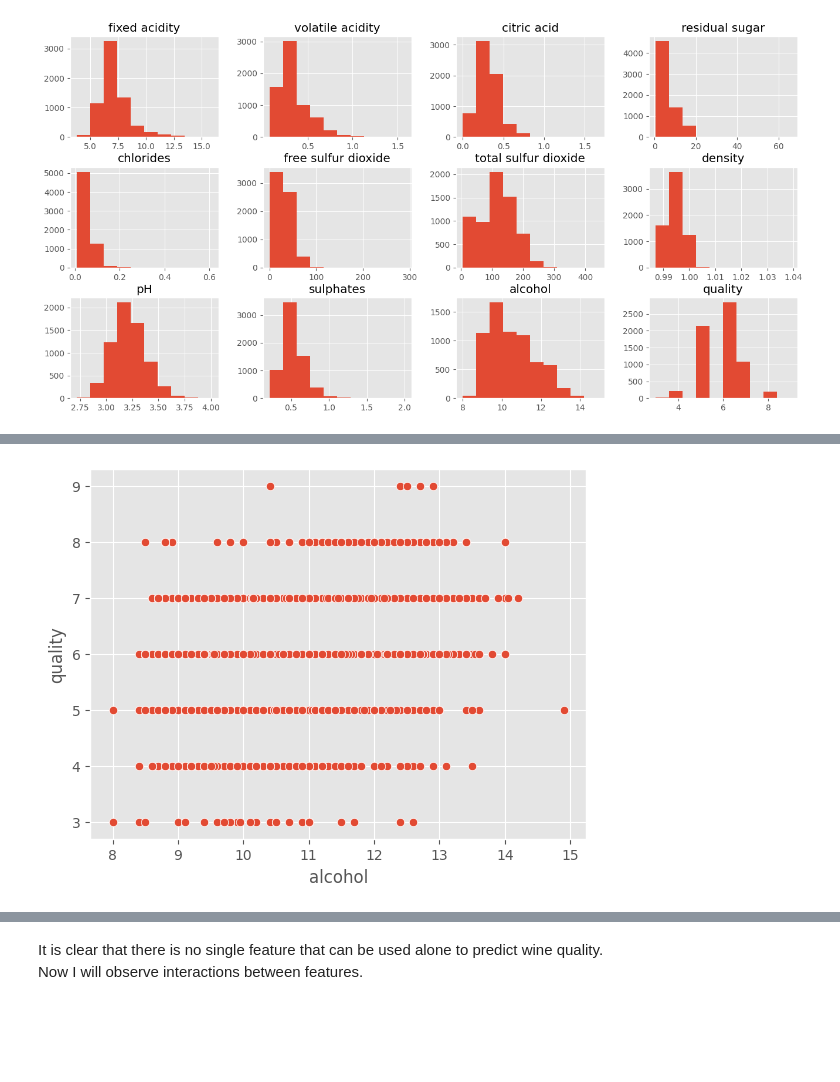
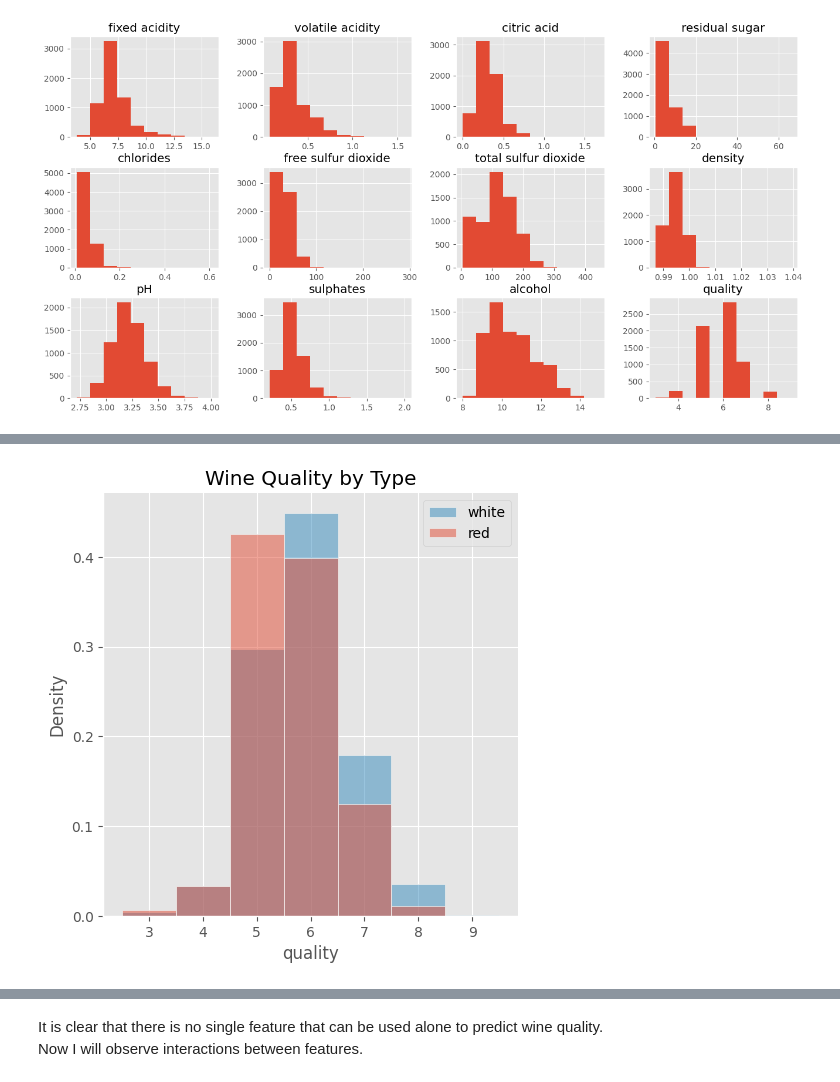
Before and after one commit to lstetson30/Wine_Quality, a Jupyter notebook: Notebooks/data_wrangling_and_EDA.ipynb, the cells around one changed output, grey strips where cells are left out. Saved outputs shown, nothing was run; the diff lists cells and outputs as text; code cells hidden in the pictures; blank space fills up the shorter version.

```diff
--- a/Notebooks/data_wrangling_and_EDA.ipynb
+++ b/Notebooks/data_wrangling_and_EDA.ipynb
@@ -192,5 +195,8 @@ fig = sns.scatterplot(data=wine_data, x = 'density', y = 'quality')
-# %%
-# Plot alcohol vs. quality
-fig = sns.scatterplot(data=wine_data, x = 'alcohol', y = 'quality')
-# %% [output]
-[figure, removed]
+# %%
+arr = np.arange(2.5, 10.5, 1)
+box = sns.displot(data = wine_data, x = 'quality', bins = arr, hue = 'type', stat = 'density', common_norm=False, legend=False)
+plt.legend(['white', 'red'])
+plt.title('Wine Quality by Type')
+plt.show()
+# %% [output]
+[figure, added]
```
Also changed, not shown: parts of 26 cells of this notebook, 2 other files.
